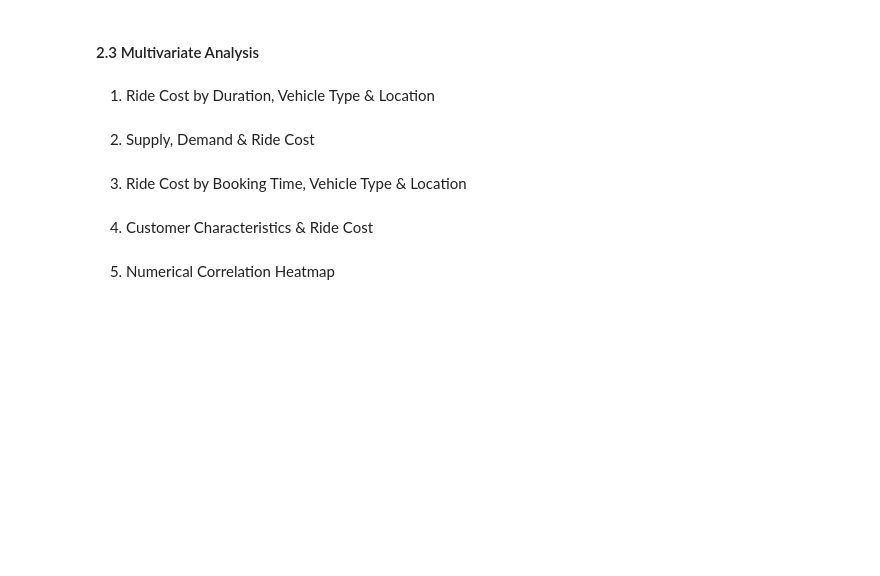
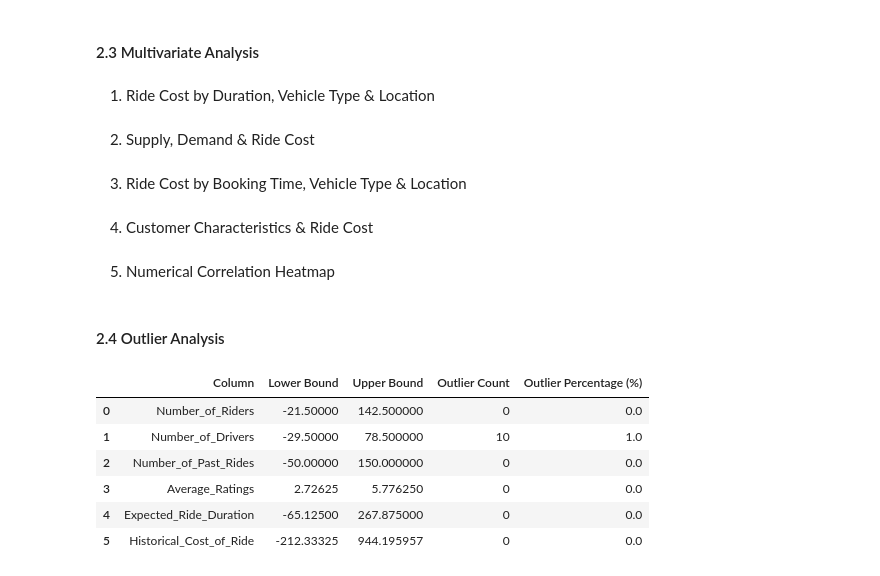
Before and after one commit to TejasMJ/Ride-Pricing-Analytics, a Jupyter notebook: notebooks/02_eda.ipynb, the cells around one changed output. Saved outputs shown, nothing was run; the diff lists cells and outputs as text; code cells hidden in the pictures; blank space fills up the shorter version.

```diff
--- a/notebooks/02_eda.ipynb
+++ b/notebooks/02_eda.ipynb
@@ -571,3 +571,44 @@ fig = px.imshow(
 )
 
 fig.show()
+# %% [markdown]
+#### 2.4 Outlier Analysis
+# %%
+# Identifying potential outliers using the IQR method
+
+outlier_summary = []
+
+for col in numerical_columns:
+    Q1 = df[col].quantile(0.25)
+    Q3 = df[col].quantile(0.75)
+    IQR = Q3 - Q1
+
+    lower_bound = Q1 - 1.5 * IQR
+    upper_bound = Q3 + 1.5 * IQR
+
+    outlier_count = (
+        (df[col] < lower_bound) |
+        (df[col] > upper_bound)
+    ).sum()
+
+    outlier_percentage = (outlier_count / len(df)) * 100
+
+    outlier_summary.append({
+        'Column': col,
+        'Lower Bound': lower_bound,
+        'Upper Bound': upper_bound,
+        'Outlier Count': outlier_count,
+        'Outlier Percentage (%)': outlier_percentage
+    })
+
+outlier_summary = pd.DataFrame(outlier_summary)
+
+outlier_summary
+# %% [output]
+|  | Column | Lower Bound | Upper Bound | Outlier Count | Outlier Percentage (%) |
+| 0 | Number_of_Riders | -21.50000 | 142.500000 | 0 | 0.0 |
+| 1 | Number_of_Drivers | -29.50000 | 78.500000 | 10 | 1.0 |
+| 2 | Number_of_Past_Rides | -50.00000 | 150.000000 | 0 | 0.0 |
+| 3 | Average_Ratings | 2.72625 | 5.776250 | 0 | 0.0 |
+| 4 | Expected_Ride_Duration | -65.12500 | 267.875000 | 0 | 0.0 |
+| 5 | Historical_Cost_of_Ride | -212.33325 | 944.195957 | 0 | 0.0 |
```
Also changed, not shown: parts of 3 cells of this notebook.
